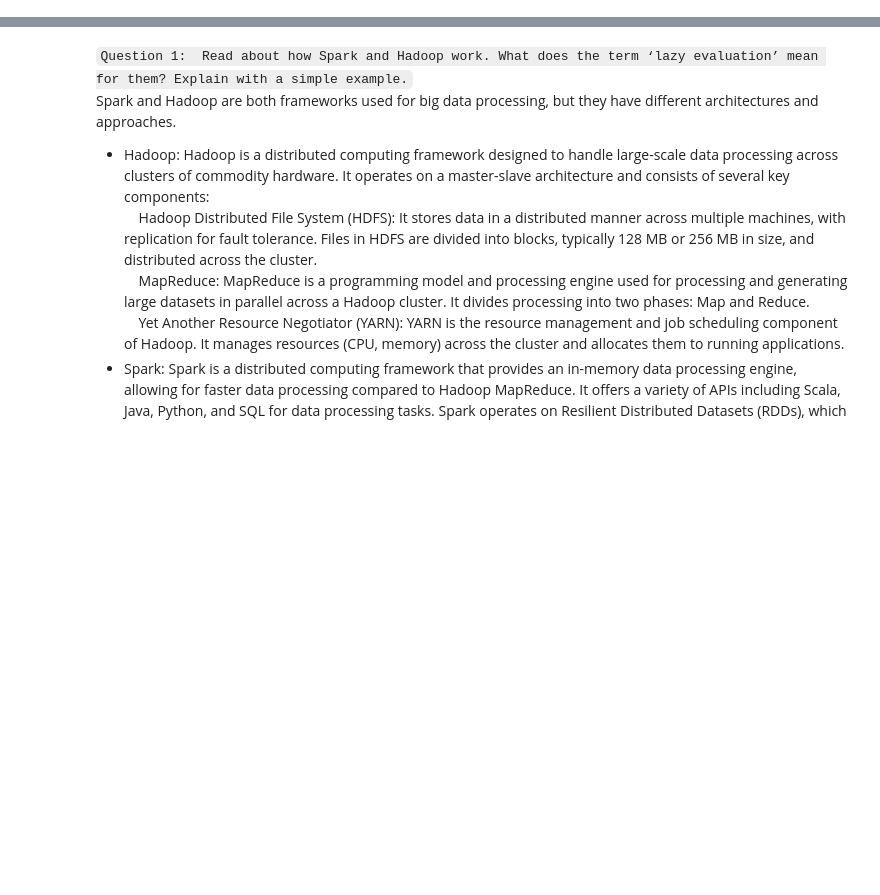
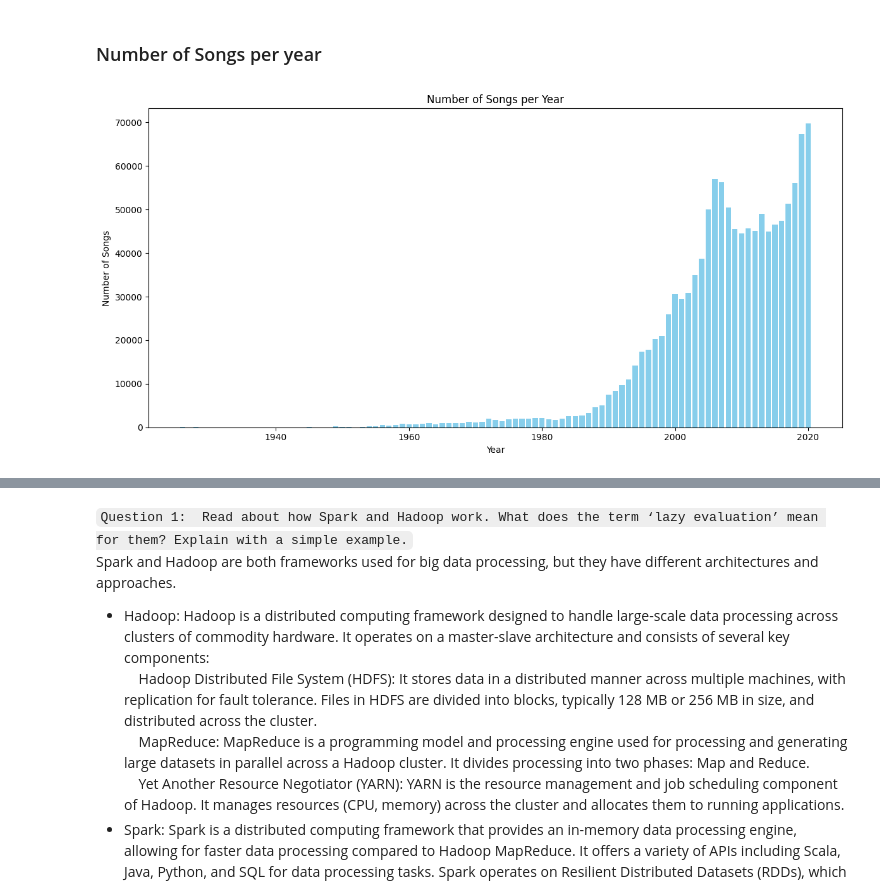
Before and after one commit to avamirm/Investigation-Using-PySpark, a Jupyter notebook: Spotify/spotify.ipynb, the cells around one changed output, grey strips where cells are left out. Drawn from its saved outputs; the diff is of its cells as text; code cells hidden in the pictures; blank space fills up the shorter version.

```diff
--- a/Spotify/spotify.ipynb
+++ b/Spotify/spotify.ipynb
@@ -0,0 +25,6 @@
+# %%
+spark = ps.sql.SparkSession.builder \
+    .master("local") \
+    .appName("spotify") \
+    .config("spark.some.config.option", "some-value") \
+    .getOrCreate()
@@ -0,0 +37,3 @@
+# %%
+spotify_df = spark.read.parquet("spotify.parquet")
+show_df(spotify_df)
@@ -0,0 +77,15 @@
+# %%
+# mode can be 1 or 0 only
+# time signature can be 1, 3, 4, 5
+# release date is in the format yyyy-mm-dd
+# change the mode column type to boolean
+# change the time_signature column type to integer
+# change the release_date column type to date
+
+
+spotify_df = spotify_df.withColumn("explicit", when(spotify_df["explicit"] == True, 1).otherwise(0))
+# spotify_df = spotify_df.withColumn("time_signature", spotify_df["time_signature"].cast("integer"))
+spotify_df = spotify_df.withColumn("release_date", spotify_df["release_date"].cast("date"))
+
+spotify_df.printSchema()
+show_df(spotify_df)
@@ -0,0 +135,20 @@
+# %% [markdown]
+### Number of Songs per year
+# %%
+# plot the histogram of year
+year_df = spotify_df.groupBy("year").count()
+year_df_filtered = year_df.filter(year_df["count"] > 100)
+
+years = year_df_filtered.select("year").rdd.flatMap(lambda x: x).collect()
+counts = year_df_filtered.select("count").rdd.flatMap(lambda x: x).collect()
+
+plt.figure(figsize=(12, 6))
+plt.bar(years, counts, color='skyblue')
+plt.xlabel("Year")
+plt.ylabel("Number of Songs")
+plt.title("Number of Songs per Year")
+plt.xticks(rotation=0)
+plt.tight_layout()
+plt.show()
+# %% [output]
+[figure, added]
```
Also changed, not shown: parts of 16 cells of this notebook.
